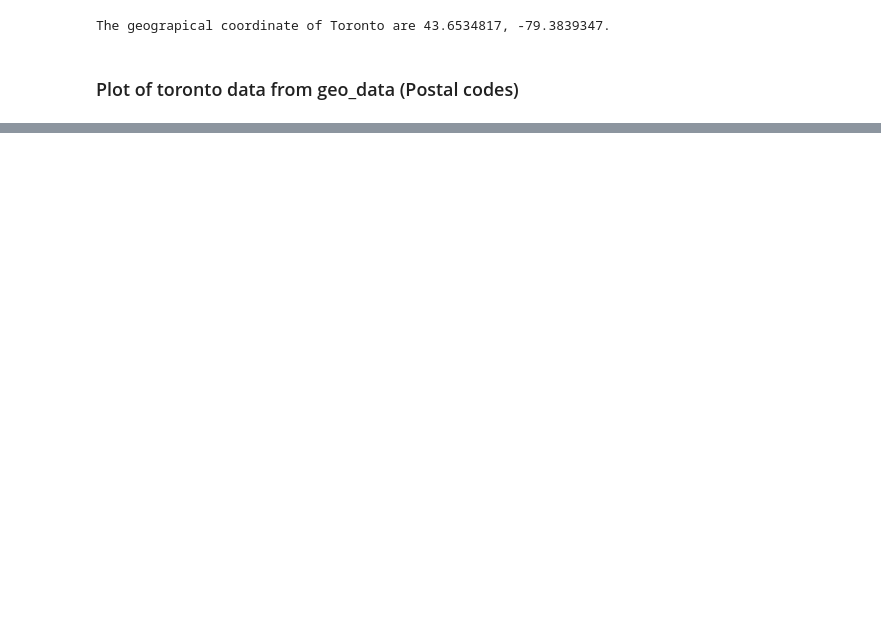
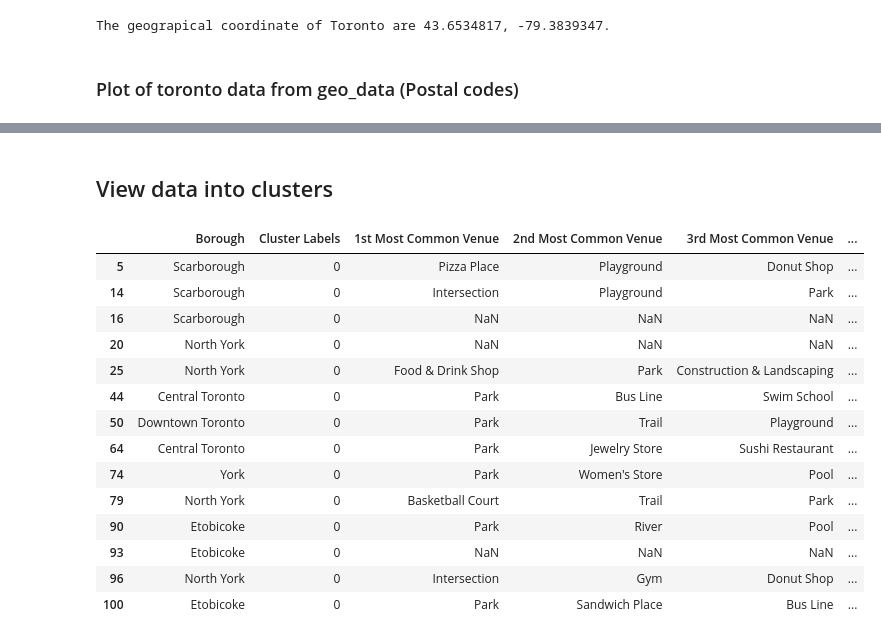
Before and after one commit to ShigueruHosoya/cluster_neigh_toronto, a Jupyter notebook: Neigh_toronto_CA.ipynb, the cells around one changed output, grey strips where cells are left out. Cells and saved outputs as stored; diff of their text form; code cells hidden in the pictures; blank space fills up the shorter version.

Commit message:
Adding Toronto clustering

```diff
--- a/Neigh_toronto_CA.ipynb
+++ b/Neigh_toronto_CA.ipynb
@@ -126,0 +325,6 @@ map_toronto
+# %%
+def return_most_common_venues(row, num_top_venues):
+    row_categories = row.iloc[1:]
+    row_categories_sorted = row_categories.sort_values(ascending=False)
+
+    return row_categories_sorted.index.values[0:num_top_venues]
@@ -126,0 +361,12 @@ map_toronto
+# %%
+from sklearn.cluster import KMeans
+# set number of clusters
+kclusters = 5
+
+toronto_grouped_clustering = toronto_grouped.drop('Neighborhood', 1)
+
+# run k-means clustering
+kmeans = KMeans(n_clusters=kclusters, random_state=0).fit(toronto_grouped_clustering)
+
+# check cluster labels generated for each row in the dataframe
+kmeans.labels_[0:10]
@@ -126,0 +377,10 @@ map_toronto
+# %%
+# add clustering labels
+neighborhoods_venues_sorted.insert(0, 'Cluster Labels', kmeans.labels_)
+
+toronto_merged = geo_data
+
+# merge manhattan_grouped with manhattan_data to add latitude/longitude for each neighborhood
+toronto_merged = toronto_merged.join(neighborhoods_venues_sorted.set_index('Neighborhood'), on='Neighborhood')
+
+toronto_merged.head() # check the last columns!
@@ -126,0 +394,2 @@ map_toronto
+# %%
+toronto_merged['Cluster Labels'] = toronto_merged['Cluster Labels'].fillna(0.0).astype(int)
@@ -126,0 +428,21 @@ map_toronto
+# %% [markdown]
+## View data into clusters
+# %%
+#Cluster 1
+toronto_merged.loc[toronto_merged['Cluster Labels'] == 0, toronto_merged.columns[[1] + list(range(5, toronto_merged.shape[1]))]]
+# %% [output]
+|  | Borough | Cluster Labels | 1st Most Common Venue | 2nd Most Common Venue | 3rd Most Common Venue | ... |
+| 5 | Scarborough | 0 | Pizza Place | Playground | Donut Shop | ... |
+| 14 | Scarborough | 0 | Intersection | Playground | Park | ... |
+| 16 | Scarborough | 0 | NaN | NaN | NaN | ... |
+| 20 | North York | 0 | NaN | NaN | NaN | ... |
+| 25 | North York | 0 | Food & Drink Shop | Park | Construction & Landscaping | ... |
+| 44 | Central Toronto | 0 | Park | Bus Line | Swim School | ... |
+| 50 | Downtown Toronto | 0 | Park | Trail | Playground | ... |
+| 64 | Central Toronto | 0 | Park | Jewelry Store | Sushi Restaurant | ... |
+| 74 | York | 0 | Park | Women's Store | Pool | ... |
+| 79 | North York | 0 | Basketball Court | Trail | Park | ... |
+| 90 | Etobicoke | 0 | Park | River | Pool | ... |
+| 93 | Etobicoke | 0 | NaN | NaN | NaN | ... |
+| 96 | North York | 0 | Intersection | Gym | Donut Shop | ... |
+| 100 | Etobicoke | 0 | Park | Sandwich Place | Bus Line | ... |
```
Also changed, not shown: parts of 33 cells of this notebook.
